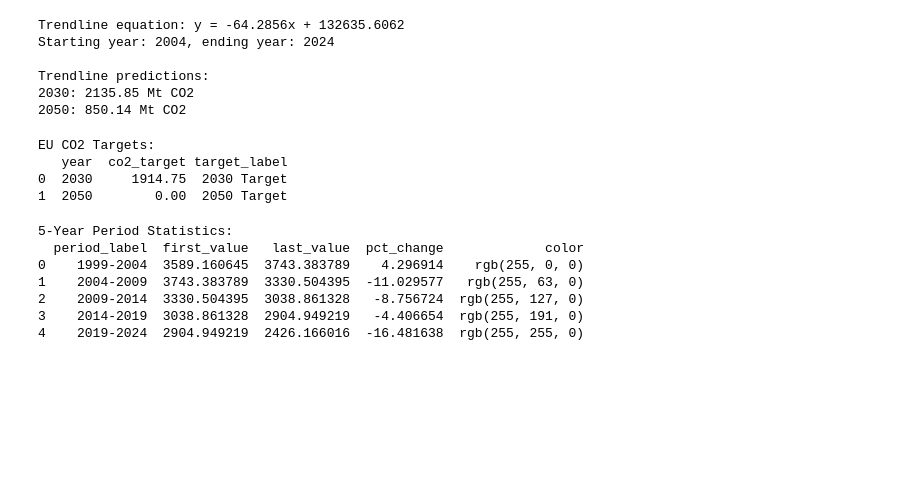
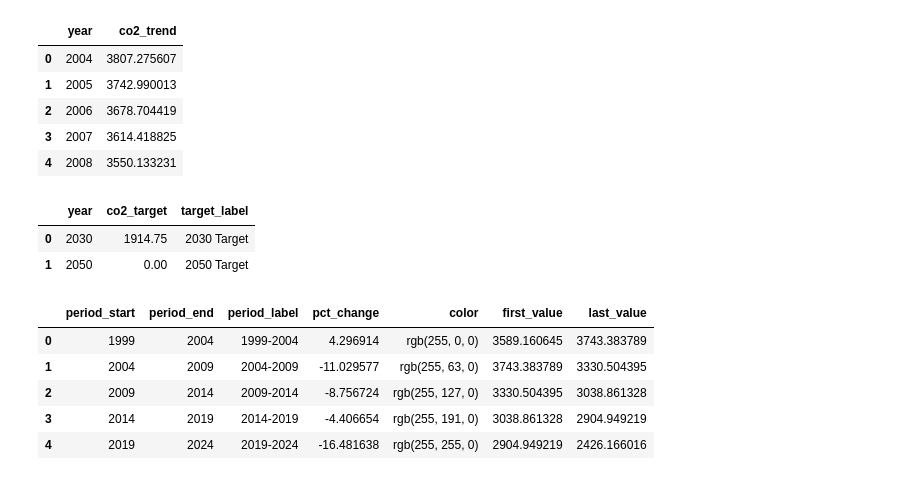
Before and after one commit to juanxgi83/juanxgi83.github.io, a Jupyter notebook: jupyter_notebooks/ghg_emissions.ipynb, the cells around one changed output. Drawn from its saved outputs; the diff is of its cells as text; code cells hidden in the pictures; blank space fills up the shorter version.

```diff
--- a/jupyter_notebooks/ghg_emissions.ipynb
+++ b/jupyter_notebooks/ghg_emissions.ipynb
@@ -76,49 +62,34 @@ Data range: 1999 to 2024
 # %%
-# Calculate trendline using data from 2004-2024
+# Fit a 2004-2024 linear trend for CO2 and project to 2050
 from sklearn.linear_model import LinearRegression
 
-# Filter data for 2004-2024 for trendline calculation
 data_2004_2024 = historical_co2[historical_co2['year'] >= 2004].copy()
 
-# Fit linear regression
 X_train = data_2004_2024['year'].values.reshape(-1, 1)
 y_train = data_2004_2024['co2'].values
 
 model = LinearRegression()
 model.fit(X_train, y_train)
 
-print(f"Trendline equation: y = {model.coef_[0]:.4f}x + {model.intercept_:.4f}")
-print(f"Starting year: 2004, ending year: 2024")
-
-# Extend trendline to 2050
 trend_years = list(range(2004, 2051))
 X_trend = np.array(trend_years).reshape(-1, 1)
 y_trend = model.predict(X_trend)
 
-# Create trendline dataframe
 trendline_data = pd.DataFrame({
     'year': trend_years,
     'co2_trend': y_trend
 })
-
-print(f"\nTrendline predictions:")
-print(f"2030: {trendline_data[trendline_data['year']==2030]['co2_trend'].values[0]:.2f} Mt CO2")
-print(f"2050: {trendline_data[trendline_data['year']==2050]['co2_trend'].values[0]:.2f} Mt CO2")
+trendline_data[['year', 'co2_trend']].head()
 # %% [output]
-Trendline equation: y = -64.2856x + 132635.6062
-Starting year: 2004, ending year: 2024
-
-Trendline predictions:
-2030: 2135.85 Mt CO2
-2050: 850.14 Mt CO2
+|  | year | co2_trend |
+| 0 | 2004 | 3807.275607 |
+| 1 | 2005 | 3742.990013 |
+| 2 | 2006 | 3678.704419 |
+| 3 | 2007 | 3614.418825 |
+| 4 | 2008 | 3550.133231 |
 # %%
-# EU targets for 2030 and 2050
-# 2030 target: 55% reduction from 1990 levels
-# 1990 EU-27 emissions were around 4255 Mt CO2
-# 55% reduction = 1914.75 Mt CO2
+# Define EU-27 CO2 reduction targets for 2030 (55% reduction of level in 1990) and 2050 (net zero)
 target_2030 = 1914.75
-
-# 2050 target: Net zero (we'll use a small positive value for visualization)
 target_2050 = 0
 
 targets_df = pd.DataFrame({
@@ -126,16 +97,13 @@ targets_df = pd.DataFrame({
     'co2_target': [target_2030, target_2050],
     'target_label': ['2030 Target', '2050 Target']
 })
-
-print("EU CO2 Targets:")
-print(targets_df)
+targets_df
 # %% [output]
-EU CO2 Targets:
-   year  co2_target target_label
-0  2030     1914.75  2030 Target
-1  2050        0.00  2050 Target
+|  | year | co2_target | target_label |
+| 0 | 2030 | 1914.75 | 2030 Target |
+| 1 | 2050 | 0.00 | 2050 Target |
 # %%
-# Calculate 5-year period statistics with color gradient
+# Compute 5-year period change statistics with gradient colors
 import colorsys
 
 periods = [
@@ -144,50 +112,43 @@ periods = [
     (2009, 2014),
     (2014, 2019),
     (2019, 2024)
-]
+ ]
 
 period_stats = []
 
-# Create color gradient from red to yellow
 for i, (start_year, end_year) in enumerate(periods):
     period_data = historical_co2[(historical_co2['year'] >= start_year) &
                                  (historical_co2['year'] <= end_year)]
 
     first_value = period_data.iloc[0]['co2']
     last_value = period_data.iloc[-1]['co2']
     pct_change = ((last_value - first_value) / first_value) * 100
 
-    # Color gradient: red (0,0%) -> orange (50%) -> yellow (100%)
-    # i goes from 0 to 4
-    ratio = i / (len(periods) - 1)  # 0.0 to 1.0
+    ratio = i / (len(periods) - 1)
 
-    # Red to Yellow gradient in RGB
-    # Red (255, 0, 0) -> Yellow (255, 255, 0)
     r = 255
     g = int(255 * ratio)
     b = 0
 
     color = f"rgb({r}, {g}, {b})"
 
     period_stats.append({
         'period_start': start_year,
         'period_end': end_year,
         'period_label': f"{start_year}-{end_year}",
         'pct_change': pct_change,
         'color': color,
         'first_value': first_value,
         'last_value': last_value
     })
 
 periods_df = pd.DataFrame(period_stats)
-print("5-Year Period Statistics:")
-print(periods_df[['period_label', 'first_value', 'last_value', 'pct_change', 'color']])
+periods_df
 # %% [output]
-5-Year Period Statistics:
-  period_label  first_value   last_value  pct_change             color
-0    1999-2004  3589.160645  3743.383789    4.296914    rgb(255, 0, 0)
-1    2004-2009  3743.383789  3330.504395  -11.029577   rgb(255, 63, 0)
-2    2009-2014  3330.504395  3038.861328   -8.756724  rgb(255, 127, 0)
-3    2014-2019  3038.861328  2904.949219   -4.406654  rgb(255, 191, 0)
-4    2019-2024  2904.949219  2426.166016  -16.481638  rgb(255, 255, 0)
+|  | period_start | period_end | period_label | pct_change | color | first_value | last_value |
+| 0 | 1999 | 2004 | 1999-2004 | 4.296914 | rgb(255, 0, 0) | 3589.160645 | 3743.383789 |
+| 1 | 2004 | 2009 | 2004-2009 | -11.029577 | rgb(255, 63, 0) | 3743.383789 | 3330.504395 |
+| 2 | 2009 | 2014 | 2009-2014 | -8.756724 | rgb(255, 127, 0) | 3330.504395 | 3038.861328 |
+| 3 | 2014 | 2019 | 2014-2019 | -4.406654 | rgb(255, 191, 0) | 3038.861328 | 2904.949219 |
+| 4 | 2019 | 2024 | 2019-2024 | -16.481638 | rgb(255, 255, 0) | 2904.949219 | 2426.166016 |
 # %%
```
Also changed, not shown: parts of 15 cells of this notebook, 17 other files.
